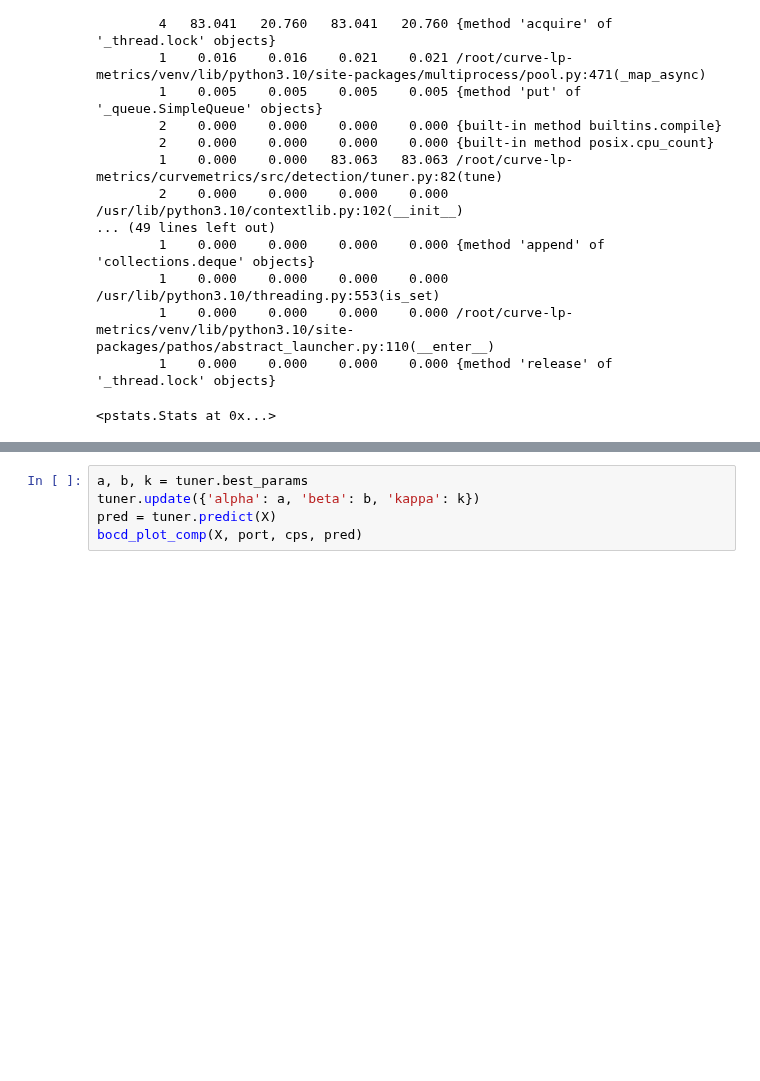
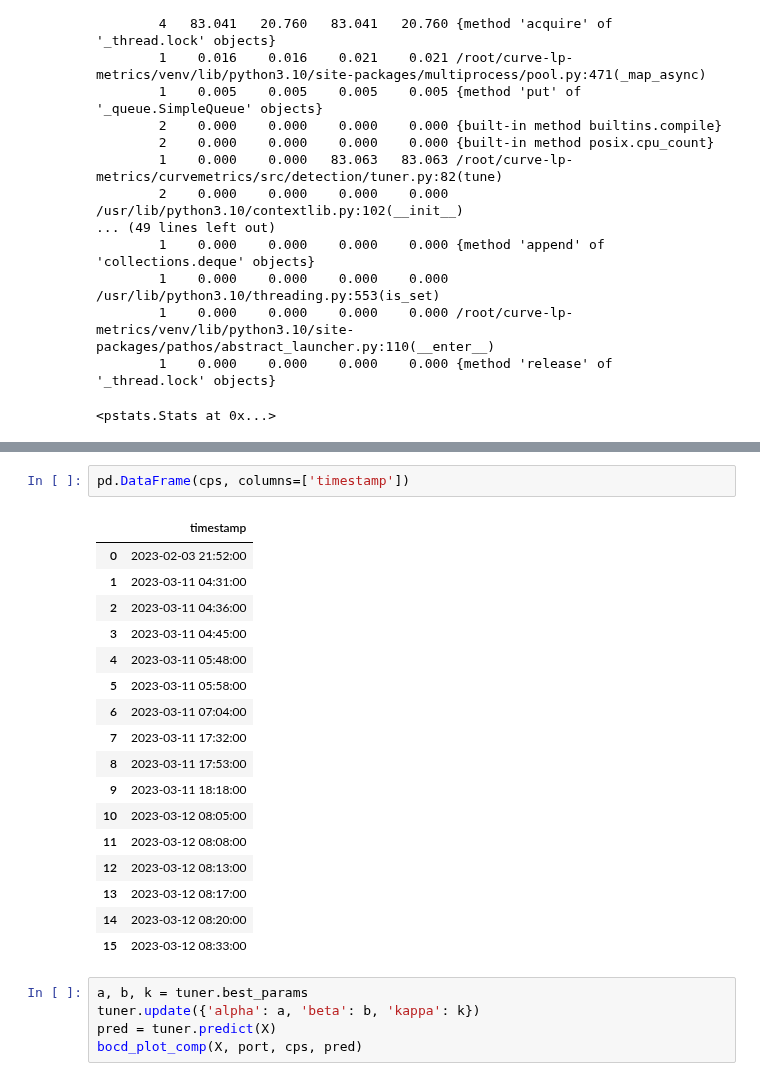
Before and after one commit to xenophonlabs/curve-lp-metrics, a Jupyter notebook: notebooks/usdc_depeg_analysis.ipynb, the cells around one changed output, grey strips where cells are left out. Saved outputs shown, nothing was run; the diff lists cells and outputs as text; blank space fills up the shorter version.

```diff
--- a/notebooks/usdc_depeg_analysis.ipynb
+++ b/notebooks/usdc_depeg_analysis.ipynb
@@ -145,3 +165,23 @@ results = tuner.tune(grid, X, y)
+# %%
+pd.DataFrame(cps, columns=['timestamp'])
+# %% [output]
+|  | timestamp |
+| 0 | 2023-02-03 21:52:00 |
+| 1 | 2023-03-11 04:31:00 |
+| 2 | 2023-03-11 04:36:00 |
+| 3 | 2023-03-11 04:45:00 |
+| 4 | 2023-03-11 05:48:00 |
+| 5 | 2023-03-11 05:58:00 |
+| 6 | 2023-03-11 07:04:00 |
+| 7 | 2023-03-11 17:32:00 |
+| 8 | 2023-03-11 17:53:00 |
+| 9 | 2023-03-11 18:18:00 |
+| 10 | 2023-03-12 08:05:00 |
+| 11 | 2023-03-12 08:08:00 |
+| 12 | 2023-03-12 08:13:00 |
+| 13 | 2023-03-12 08:17:00 |
+| 14 | 2023-03-12 08:20:00 |
+| 15 | 2023-03-12 08:33:00 |
 # %%
 a, b, k = tuner.best_params
 tuner.update({'alpha': a, 'beta': b, 'kappa': k})
```
Also changed, not shown: parts of 2 cells of this notebook, 3 other files.
